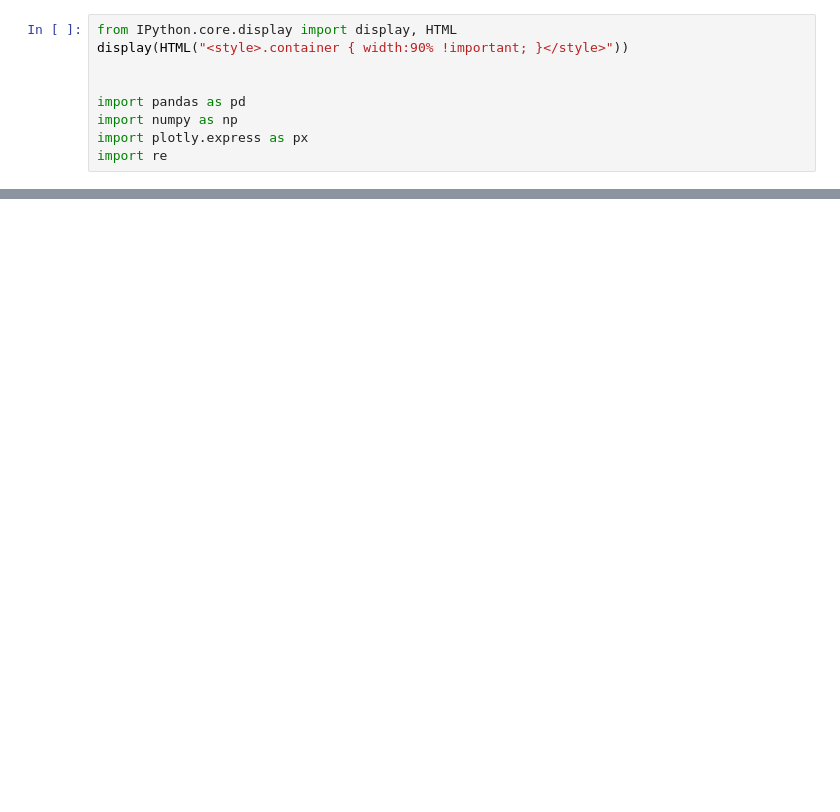
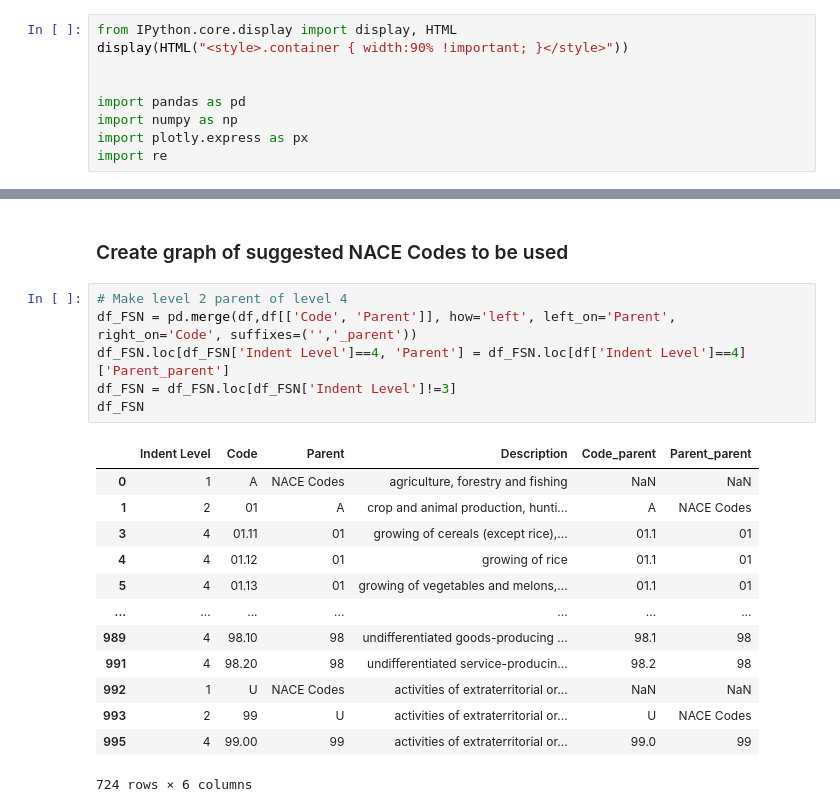
Before and after one commit to fsn-capital/NACE-Codes, a Jupyter notebook: NACE Codes Viz.ipynb, the cells around one changed output, grey strips where cells are left out. Drawn from its saved outputs; the diff is of its cells as text; blank space fills up the shorter version.

```diff
--- a/NACE Codes Viz.ipynb
+++ b/NACE Codes Viz.ipynb
@@ -58,0 +71,22 @@ fig.show()
+# %% [markdown]
+### Create graph of suggested NACE Codes to be used
+# %%
+# Make level 2 parent of level 4
+df_FSN = pd.merge(df,df[['Code', 'Parent']], how='left', left_on='Parent', right_on='Code', suffixes=('','_parent'))
+df_FSN.loc[df_FSN['Indent Level']==4, 'Parent'] = df_FSN.loc[df['Indent Level']==4]['Parent_parent']
+df_FSN = df_FSN.loc[df_FSN['Indent Level']!=3]
+df_FSN
+# %% [output]
+|  | Indent Level | Code | Parent | Description | Code_parent | Parent_parent |
+| 0 | 1 | A | NACE Codes | agriculture, forestry and fishing | NaN | NaN |
+| 1 | 2 | 01 | A | crop and animal production, hunti... | A | NACE Codes |
+| 3 | 4 | 01.11 | 01 | growing of cereals (except rice),... | 01.1 | 01 |
+| 4 | 4 | 01.12 | 01 | growing of rice | 01.1 | 01 |
+| 5 | 4 | 01.13 | 01 | growing of vegetables and melons,... | 01.1 | 01 |
+| ... | ... | ... | ... | ... | ... | ... |
+| 989 | 4 | 98.10 | 98 | undifferentiated goods-producing ... | 98.1 | 98 |
+| 991 | 4 | 98.20 | 98 | undifferentiated service-producin... | 98.2 | 98 |
+| 992 | 1 | U | NACE Codes | activities of extraterritorial or... | NaN | NaN |
+| 993 | 2 | 99 | U | activities of extraterritorial or... | U | NACE Codes |
+| 995 | 4 | 99.00 | 99 | activities of extraterritorial or... | 99.0 | 99 |
+724 rows × 6 columns
```
Also changed, not shown: parts of 10 cells of this notebook.
